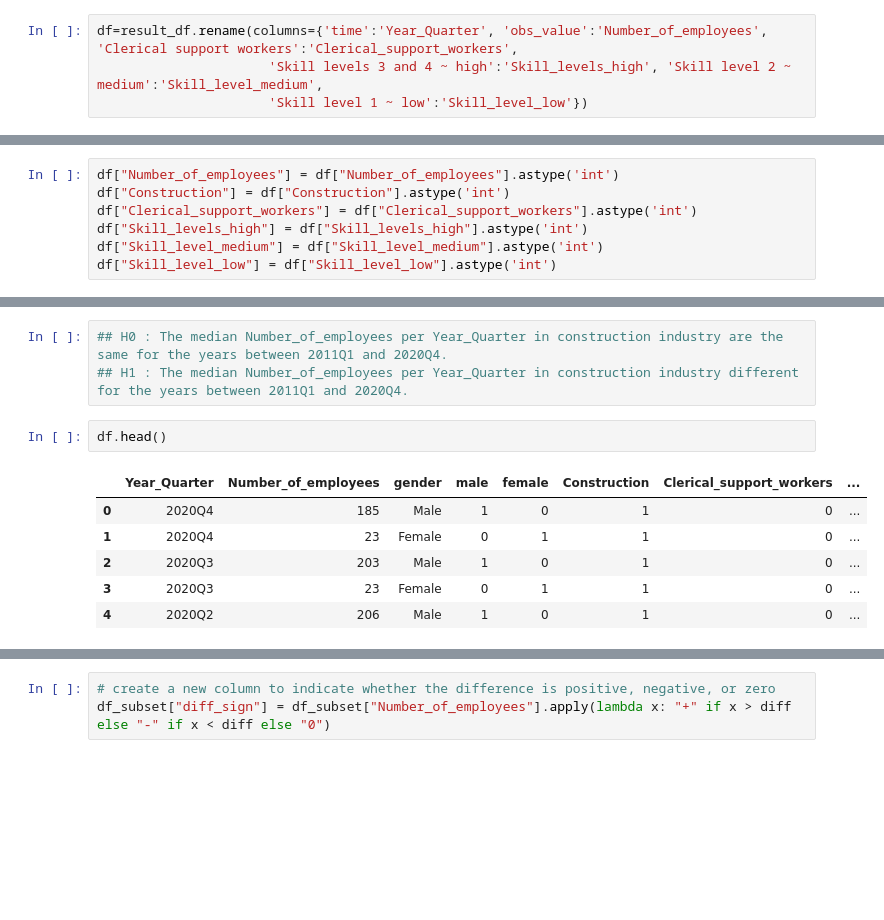
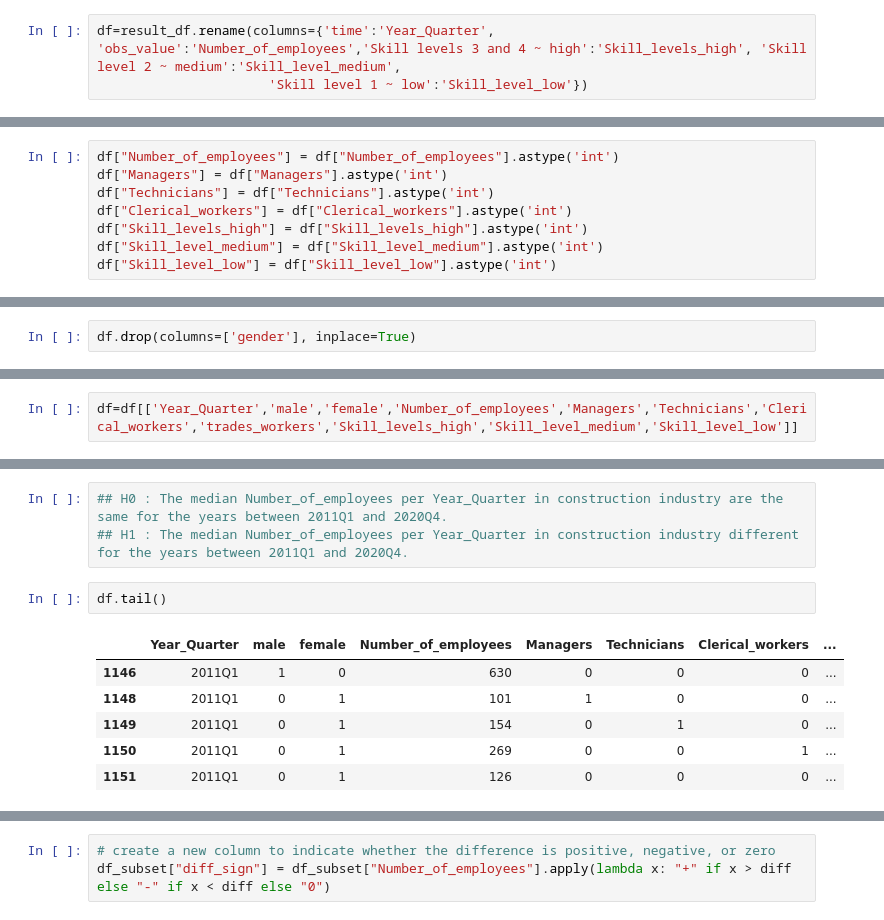
Before and after one commit to OmVootla/MSc-CA2, a Jupyter notebook: 3. Portugal - Data Preparation - Number of Employees per Quarter in Construction Industry..ipynb, the cells around one changed output, grey strips where cells are left out. Drawn from its saved outputs; the diff is of its cells as text; blank space fills up the shorter version.

```diff
--- a/3. Portugal - Data Preparation - Number of Employees per Quarter in Construction Industry..ipynb
+++ b/3. Portugal - Data Preparation - Number of Employees per Quarter in Construction Industry..ipynb
@@ -200,6 +286,5 @@ result_df.head()
 # %%
-df=result_df.rename(columns={'time':'Year_Quarter', 'obs_value':'Number_of_employees', 'Clerical support workers':'Clerical_support_workers',
-                      'Skill levels 3 and 4 ~ high':'Skill_levels_high', 'Skill level 2 ~ medium':'Skill_level_medium',
+df=result_df.rename(columns={'time':'Year_Quarter', 'obs_value':'Number_of_employees','Skill levels 3 and 4 ~ high':'Skill_levels_high', 'Skill level 2 ~ medium':'Skill_level_medium',
                       'Skill level 1 ~ low':'Skill_level_low'})
 # %%
 df.tail()
@@ -233,7 +318,8 @@ memory usage: 38.2+ KB
 # %%
 df["Number_of_employees"] = df["Number_of_employees"].astype('int')
-df["Construction"] = df["Construction"].astype('int')
-df["Clerical_support_workers"] = df["Clerical_support_workers"].astype('int')
+df["Managers"] = df["Managers"].astype('int')
+df["Technicians"] = df["Technicians"].astype('int')
+df["Clerical_workers"] = df["Clerical_workers"].astype('int')
 df["Skill_levels_high"] = df["Skill_levels_high"].astype('int')
 df["Skill_level_medium"] = df["Skill_level_medium"].astype('int')
 df["Skill_level_low"] = df["Skill_level_low"].astype('int')
@@ -248,0 +333,2 @@ df.head()
+# %%
+df.drop(columns=['gender'], inplace=True)
@@ -248,0 +344,2 @@ df.head()
+# %%
+df=df[['Year_Quarter','male','female','Number_of_employees','Managers','Technicians','Clerical_workers','trades_workers','Skill_levels_high','Skill_level_medium','Skill_level_low']]
@@ -460,14 +561,14 @@ Accept Null Hypthesis
 ## H0 : The median Number_of_employees per Year_Quarter in construction industry are the same for the years between 2011Q1 and 2020Q4.
 ## H1 : The median Number_of_employees per Year_Quarter in construction industry different for the years between 2011Q1 and 2020Q4.
 # %%
-df.head()
+df.tail()
 # %% [output]
-|  | Year_Quarter | Number_of_employees | gender | male | female | Construction | Clerical_support_workers | ... |
-| 0 | 2020Q4 | 185 | Male | 1 | 0 | 1 | 0 | ... |
-| 1 | 2020Q4 | 23 | Female | 0 | 1 | 1 | 0 | ... |
-| 2 | 2020Q3 | 203 | Male | 1 | 0 | 1 | 0 | ... |
-| 3 | 2020Q3 | 23 | Female | 0 | 1 | 1 | 0 | ... |
-| 4 | 2020Q2 | 206 | Male | 1 | 0 | 1 | 0 | ... |
+|  | Year_Quarter | male | female | Number_of_employees | Managers | Technicians | Clerical_workers | ... |
+| 1146 | 2011Q1 | 1 | 0 | 630 | 0 | 0 | 0 | ... |
+| 1148 | 2011Q1 | 0 | 1 | 101 | 1 | 0 | 0 | ... |
+| 1149 | 2011Q1 | 0 | 1 | 154 | 0 | 1 | 0 | ... |
+| 1150 | 2011Q1 | 0 | 1 | 269 | 0 | 0 | 1 | ... |
+| 1151 | 2011Q1 | 0 | 1 | 126 | 0 | 0 | 0 | ... |
 # %%
 # subset the data for years 2011Q1 and 2020Q4
 df_subset = df[df["Year_Quarter"].isin(["2011Q1", "2020Q4"])]
```
Also changed, not shown: parts of 65 cells of this notebook, 6 other files.
